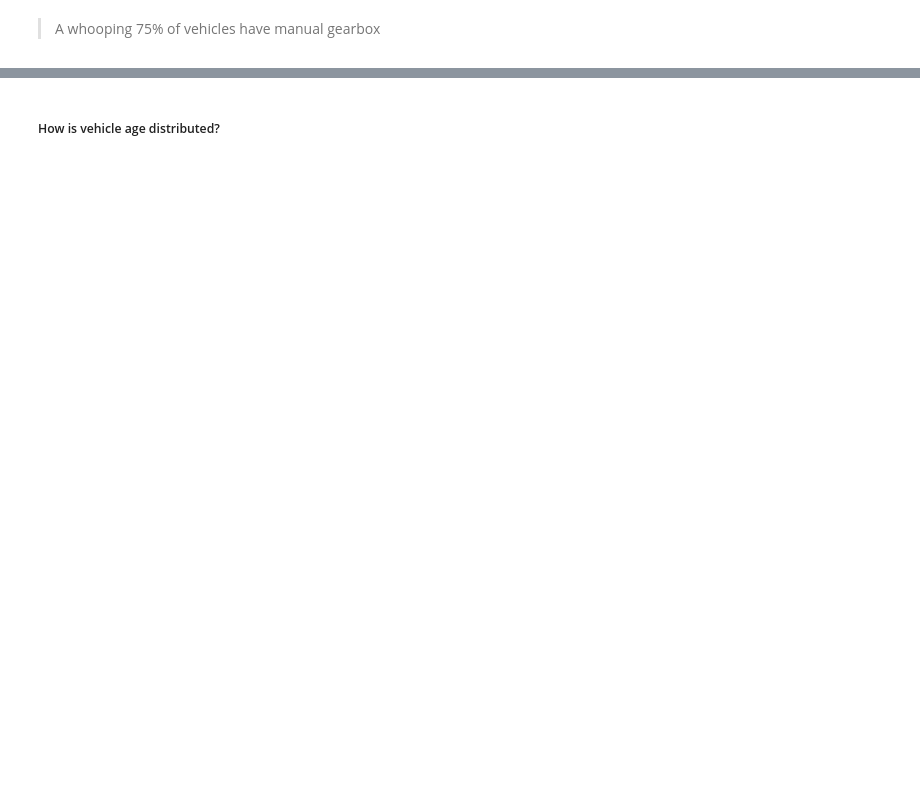
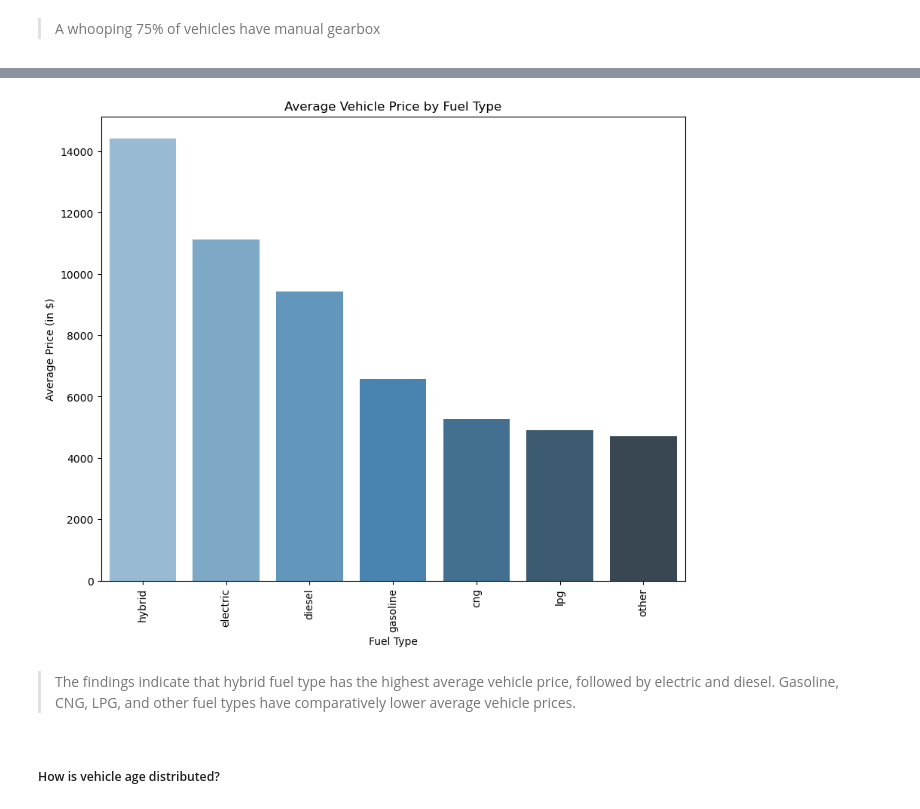
Before and after one commit to levgiorg/UsedCarsAnalysis, a Jupyter notebook: UsedCarsAnalysis.ipynb, the cells around one changed output, grey strips where cells are left out. Cells and saved outputs as stored; diff of their text form; code cells hidden in the pictures; blank space fills up the shorter version.

```diff
--- a/UsedCarsAnalysis.ipynb
+++ b/UsedCarsAnalysis.ipynb
@@ -487,0 +506,5 @@ plt.show()
+# %%
+#Calculate the average price for each fuel type
+average_price_per_fuel_type = cars_df_clean.groupby('fuelType')['price'].mean().sort_values(ascending=False)
+
+print(average_price_per_fuel_type)
@@ -488,3 +521,16 @@ plt.show()
+# %%
+# Create a bar plot of the results
+plt.figure(figsize=(10, 8))
+sns.barplot(x=average_price_per_fuel_type.index, y=average_price_per_fuel_type.values, palette="Blues_d")
+plt.title('Average Vehicle Price by Fuel Type')
+plt.xlabel('Fuel Type')
+plt.ylabel('Average Price (in $)')
+plt.xticks(rotation=90)
+plt.show()
+# %% [output]
+[figure, added]
+# %% [markdown]
+> The findings indicate that hybrid fuel type has the highest average vehicle price, followed by electric and diesel. Gasoline, CNG, LPG, and other fuel types have comparatively lower average vehicle prices.
 # %% [markdown]
 ##### How is vehicle age distributed?
 # %%
```
Also changed, not shown: parts of 46 cells of this notebook.
